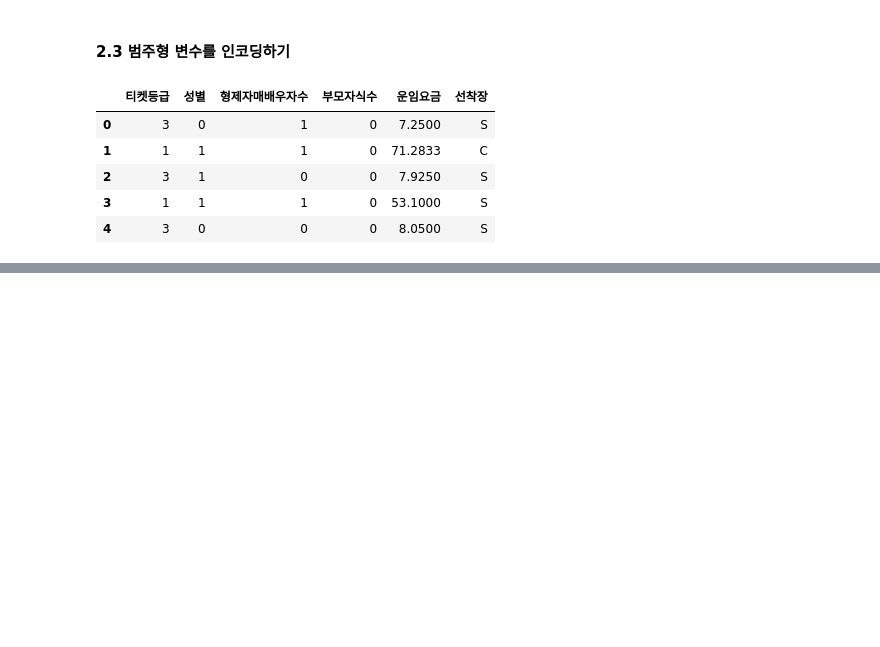
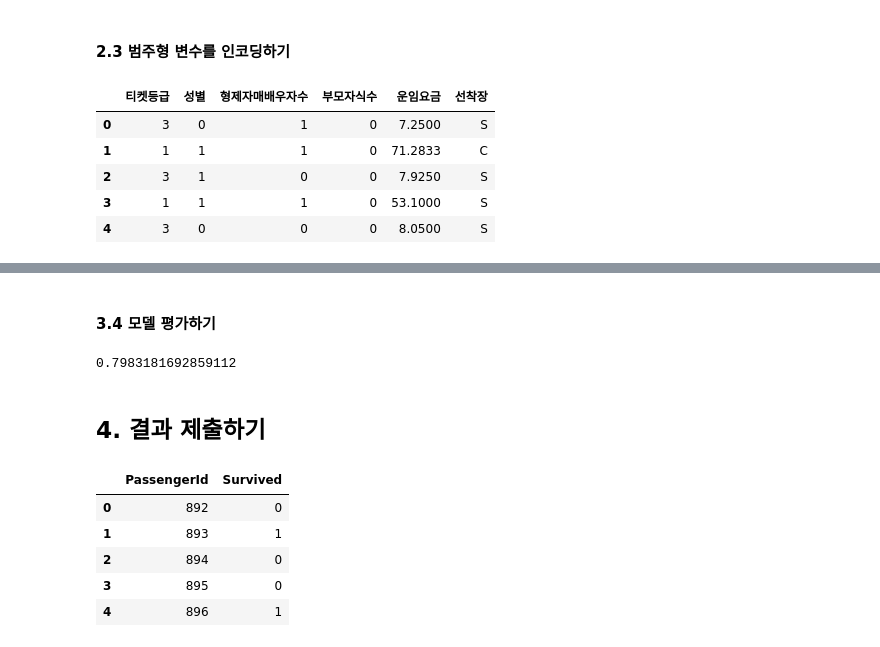
Before and after one commit to lwg1421/TIL, a Jupyter notebook: 1006_XGBClassifier.ipynb, the cells around one changed output, grey strips where cells are left out. Cells and saved outputs as stored; diff of their text form; code cells hidden in the pictures; blank space fills up the shorter version.

```diff
--- a/1005_XGBClassifier.ipynb
+++ b/1006_XGBClassifier.ipynb
@@ -267,0 +336,12 @@ x_train.head()
+# %%
+# 데이터를 분리하기 위한 train_test_split 함수를 가져오기
+from sklearn.model_selection import train_test_split
+
+# 학습용과 검증용을 8:2로 분리하여 각 4개의 변수에 저장하기
+X_TRAIN, X_TEST, Y_TRAIN, Y_TEST = train_test_split(x_train, y_train, test_size = 0.2, random_state = 10)
+
+# 분리된 데이터의 행/열 구조 확인하기
+print(X_TRAIN.shape)
+print(X_TEST.shape)
+print(Y_TRAIN.shape)
+print(Y_TEST.shape)
@@ -267,0 +358,4 @@ x_train.head()
+# %%
+# XGB 분류 분석을 수행할 첫 번째 모델을 만들고 학습시키기
+model = XGBClassifier(eval_metric = "error", random_state = 10)
+model.fit(X_TRAIN,Y_TRAIN)
@@ -267,0 +373,4 @@ x_train.head()
+# %%
+# XGB 분류 분석을 수행할 두 번째 모델 만들고 학습시키기
+model = XGBClassifier(n_estimators = 100, max_depth = 5, eval_metric = "error", random_state = 10)
+model.fit(X_TRAIN,Y_TRAIN)
@@ -267,0 +390,6 @@ x_train.head()
+# %%
+# 학습이 완료된 모델을 통해 y_test 값을 예측하기
+y_test_predicted = pd.DataFrame(model.predict(x_test)).rename(columns = {0:"Survived"})
+
+# y_test_predicted 값 확인하기
+y_test_predicted.head()
@@ -267,0 +406,2 @@ x_train.head()
+# %% [markdown]
+#### 3.4 모델 평가하기
@@ -267,0 +411,18 @@ x_train.head()
+# %%
+# 학습모델의 ROC 평가지표 값 확인
+print(roc_auc_score(Y_TEST,Y_TEST_PREDICTED))
+# %% [output]
+0.7983181692859112
+# %% [markdown]
+## 4. 결과 제출하기
+# %%
+final = pd.concat([x_test_passenger_id,y_test_predicted], axis = 1)
+final.head()
+#final.to_csv("D:/final.csv",index = False)
+# %% [output]
+|  | PassengerId | Survived |
+| 0 | 892 | 0 |
+| 1 | 893 | 1 |
+| 2 | 894 | 0 |
+| 3 | 895 | 0 |
+| 4 | 896 | 1 |
```
Also changed, not shown: parts of 21 cells of this notebook.
